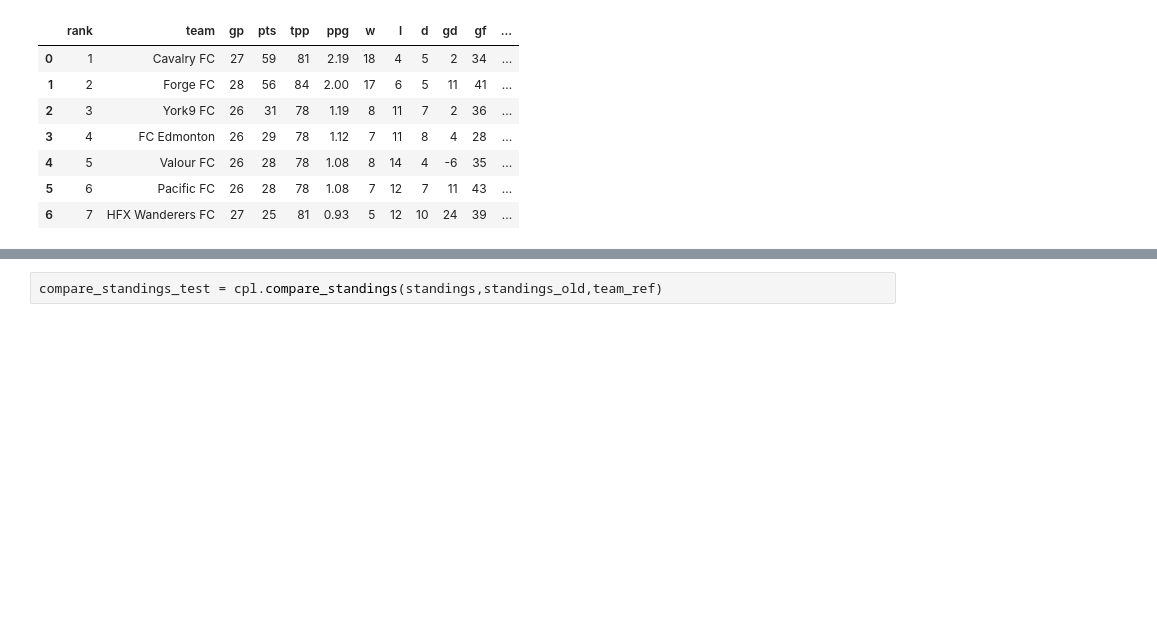
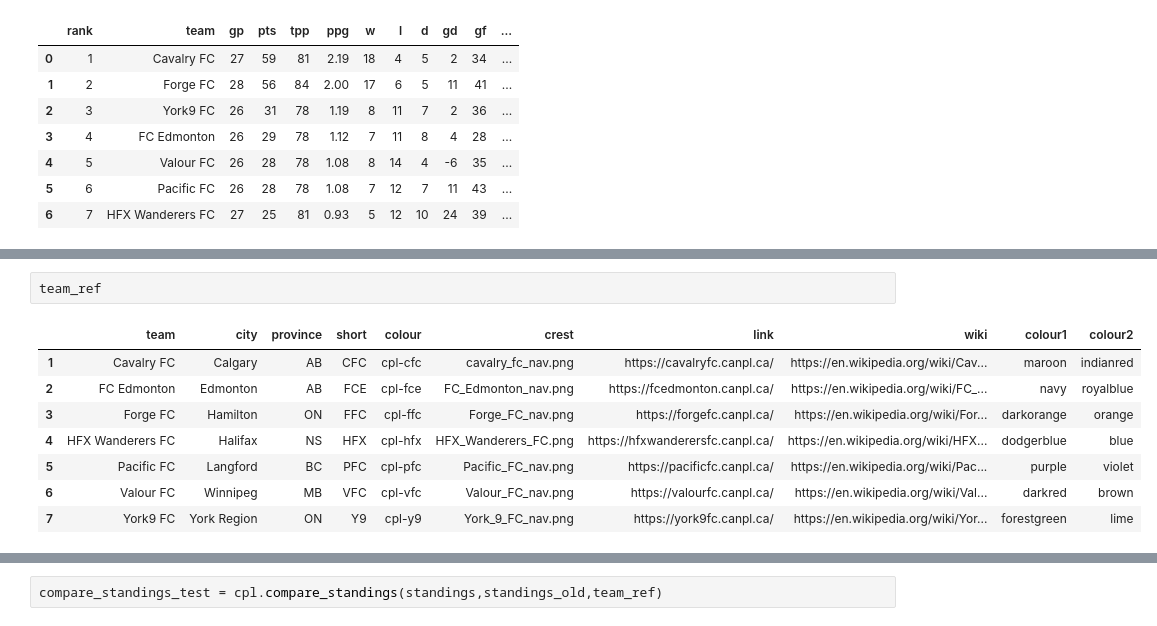
Before and after one commit to tamccullough/nutmeg, a Jupyter notebook: cpl__datasets_creator-final.ipynb, the cells around one changed output, grey strips where cells are left out. Drawn from its saved outputs; the diff is of its cells as text; blank space fills up the shorter version.

```diff
--- a/cpl__datasets_creator-final.ipynb
+++ b/cpl__datasets_creator-final.ipynb
@@ -132 +149,12 @@ team_graphs
+# %%
+team_ref
+# %% [output]
+|  | team | city | province | short | colour | crest | link | wiki | colour1 | colour2 |
+| 1 | Cavalry FC | Calgary | AB | CFC | cpl-cfc | cavalry_fc_nav.png | https://cavalryfc.canpl.ca/ | https://en.wikipedia.org/wiki/Cav... | maroon | indianred |
+| 2 | FC Edmonton | Edmonton | AB | FCE | cpl-fce | FC_Edmonton_nav.png | https://fcedmonton.canpl.ca/ | https://en.wikipedia.org/wiki/FC_... | navy | royalblue |
+| 3 | Forge FC | Hamilton | ON | FFC | cpl-ffc | Forge_FC_nav.png | https://forgefc.canpl.ca/ | https://en.wikipedia.org/wiki/For... | darkorange | orange |
+| 4 | HFX Wanderers FC | Halifax | NS | HFX | cpl-hfx | HFX_Wanderers_FC.png | https://hfxwanderersfc.canpl.ca/ | https://en.wikipedia.org/wiki/HFX... | dodgerblue | blue |
+| 5 | Pacific FC | Langford | BC | PFC | cpl-pfc | Pacific_FC_nav.png | https://pacificfc.canpl.ca/ | https://en.wikipedia.org/wiki/Pac... | purple | violet |
+| 6 | Valour FC | Winnipeg | MB | VFC | cpl-vfc | Valour_FC_nav.png | https://valourfc.canpl.ca/ | https://en.wikipedia.org/wiki/Val... | darkred | brown |
+| 7 | York9 FC | York Region | ON | Y9 | cpl-y9 | York_9_FC_nav.png | https://york9fc.canpl.ca/ | https://en.wikipedia.org/wiki/Yor... | forestgreen | lime |
 # %%
```
Also changed, not shown: parts of 6 cells of this notebook, 9 other files.
